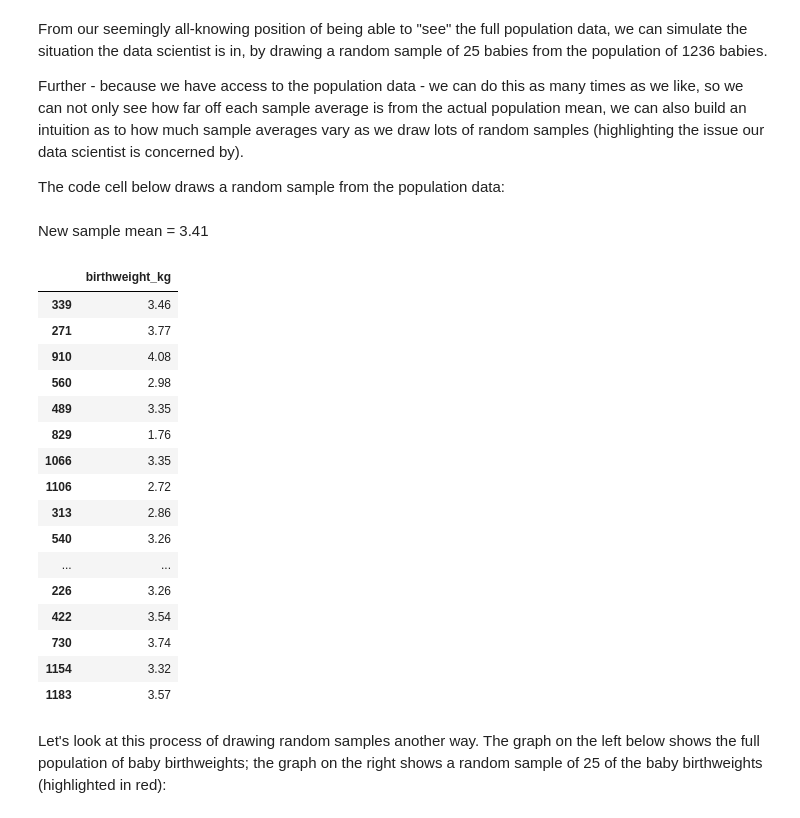
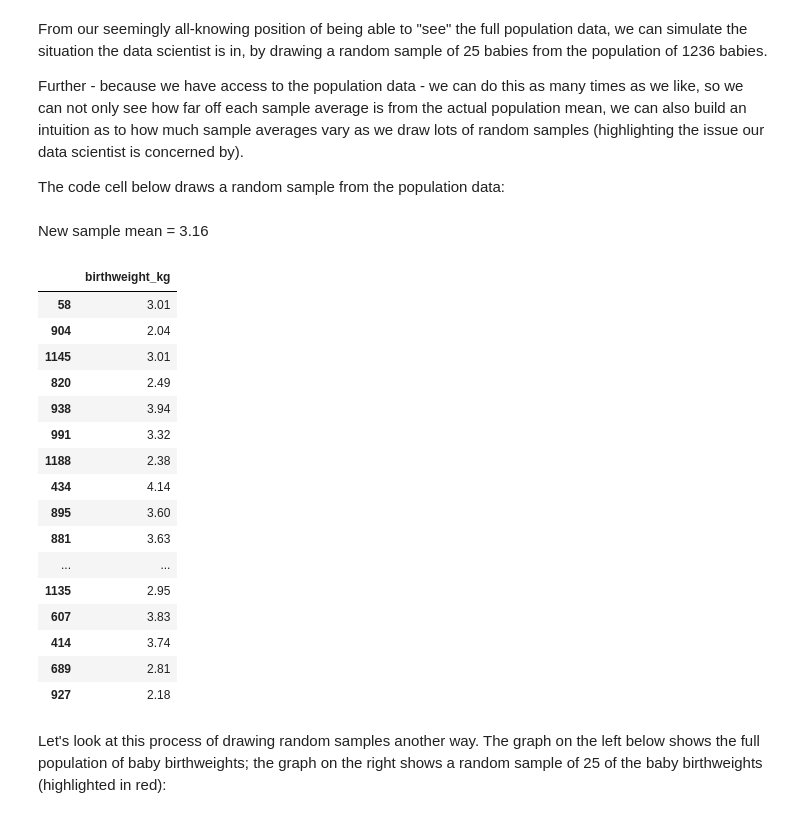
Before and after one commit to pxr687/bootstrap_tutorial, a Jupyter notebook: bootstrap.ipynb, the cells around one changed output. Saved outputs shown, nothing was run; the diff lists cells and outputs as text; code cells hidden in the pictures.

```diff
--- a/bootstrap.ipynb
+++ b/bootstrap.ipynb
@@ -140,30 +140,30 @@ The code cell below draws a random sample from the population data:
 # %%
 # draw a new sample
 new_sample = babies_pop.sample(25)
 
 # show the new sample and the mean
-display(Markdown(f"\nNew sample mean = {np.mean(new_sample).round(2)}"))
+display(Markdown(f"\nNew sample mean = {np.mean(new_sample['birthweight_kg']).round(2)}"))
 display(new_sample.round(2))
 # %% [output]
 
-New sample mean = 3.41
+New sample mean = 3.16
 |  | birthweight_kg |
-| 339 | 3.46 |
-| 271 | 3.77 |
-| 910 | 4.08 |
-| 560 | 2.98 |
-| 489 | 3.35 |
-| 829 | 1.76 |
-| 1066 | 3.35 |
-| 1106 | 2.72 |
-| 313 | 2.86 |
-| 540 | 3.26 |
+| 58 | 3.01 |
+| 904 | 2.04 |
+| 1145 | 3.01 |
+| 820 | 2.49 |
+| 938 | 3.94 |
+| 991 | 3.32 |
+| 1188 | 2.38 |
+| 434 | 4.14 |
+| 895 | 3.60 |
+| 881 | 3.63 |
 | ... | ... |
-| 226 | 3.26 |
-| 422 | 3.54 |
-| 730 | 3.74 |
-| 1154 | 3.32 |
-| 1183 | 3.57 |
+| 1135 | 2.95 |
+| 607 | 3.83 |
+| 414 | 3.74 |
+| 689 | 2.81 |
+| 927 | 2.18 |
 # %% [markdown]
 Let's look at this process of drawing random samples another way. The graph on the left below shows the full population of baby birthweights; the graph on the right shows a random sample of 25 of the baby birthweights (highlighted in red):
 # %%
```
Also changed, not shown: parts of 19 cells of this notebook, 1 other file.
